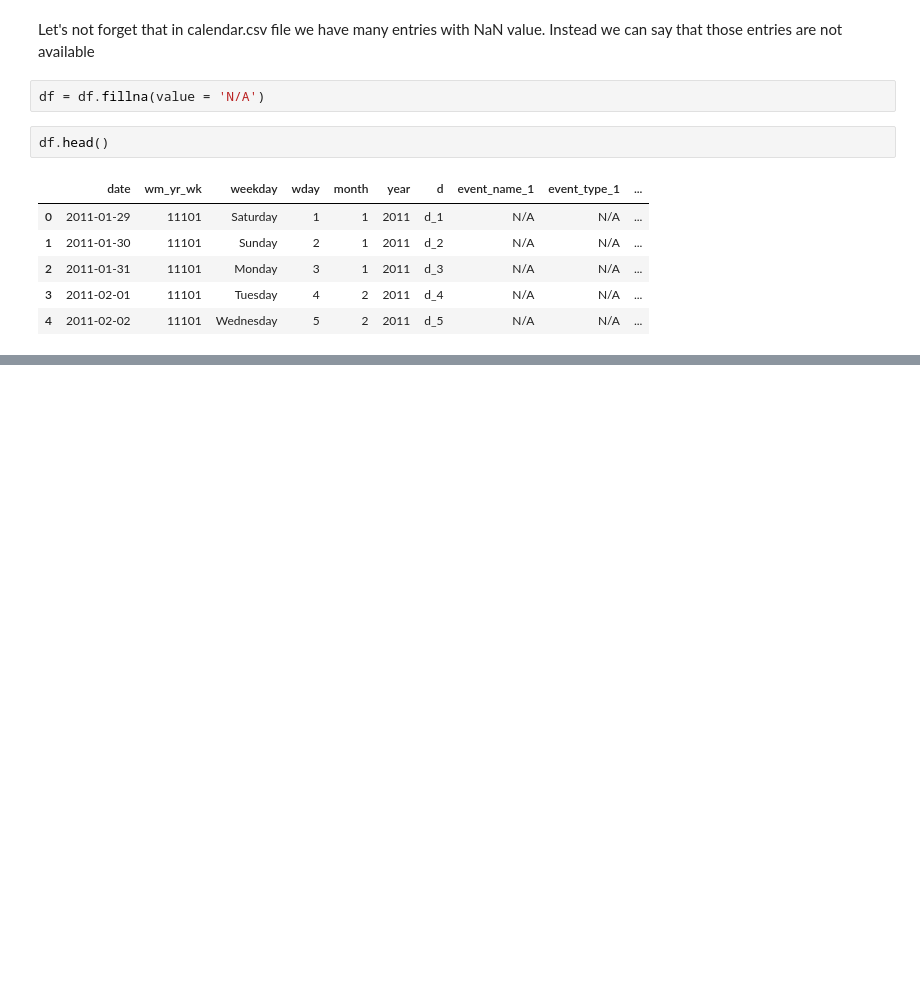
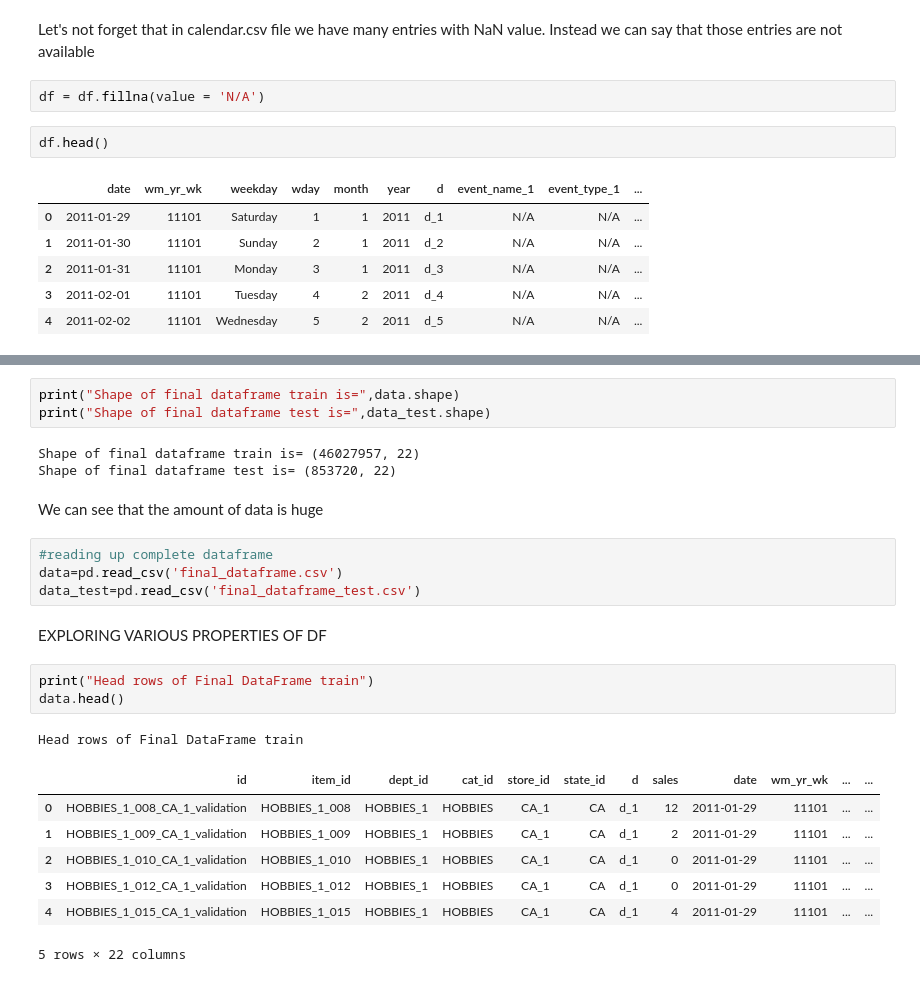
Before and after one commit to l0450/M5-Forecasting---Accuracy, a Jupyter notebook: notebooks/exploration.ipynb, the cells around one changed output, grey strips where cells are left out. Drawn from its saved outputs; the diff is of its cells as text; blank space fills up the shorter version.

Commit message:
Update README.md, merging dataframes and exploring various properties

```diff
--- a/notebooks/exploration.ipynb
+++ b/notebooks/exploration.ipynb
@@ -89,0 +142,26 @@ df.head()
+# %%
+print("Shape of final dataframe train is=",data.shape)
+print("Shape of final dataframe test is=",data_test.shape)
+# %% [output]
+Shape of final dataframe train is= (46027957, 22)
+Shape of final dataframe test is= (853720, 22)
+# %% [markdown]
+We can see that the amount of data is huge
+# %%
+#reading up complete dataframe
+data=pd.read_csv('final_dataframe.csv')
+data_test=pd.read_csv('final_dataframe_test.csv')
+# %% [markdown]
+EXPLORING VARIOUS PROPERTIES OF DF
+# %%
+print("Head rows of Final DataFrame train")
+data.head()
+# %% [output]
+Head rows of Final DataFrame train
+|  | id | item_id | dept_id | cat_id | store_id | state_id | d | sales | date | wm_yr_wk | ... | ... |
+| 0 | HOBBIES_1_008_CA_1_validation | HOBBIES_1_008 | HOBBIES_1 | HOBBIES | CA_1 | CA | d_1 | 12 | 2011-01-29 | 11101 | ... | ... |
+| 1 | HOBBIES_1_009_CA_1_validation | HOBBIES_1_009 | HOBBIES_1 | HOBBIES | CA_1 | CA | d_1 | 2 | 2011-01-29 | 11101 | ... | ... |
+| 2 | HOBBIES_1_010_CA_1_validation | HOBBIES_1_010 | HOBBIES_1 | HOBBIES | CA_1 | CA | d_1 | 0 | 2011-01-29 | 11101 | ... | ... |
+| 3 | HOBBIES_1_012_CA_1_validation | HOBBIES_1_012 | HOBBIES_1 | HOBBIES | CA_1 | CA | d_1 | 0 | 2011-01-29 | 11101 | ... | ... |
+| 4 | HOBBIES_1_015_CA_1_validation | HOBBIES_1_015 | HOBBIES_1 | HOBBIES | CA_1 | CA | d_1 | 4 | 2011-01-29 | 11101 | ... | ... |
+5 rows × 22 columns
```
Also changed, not shown: parts of 21 cells of this notebook, 1 other file.
